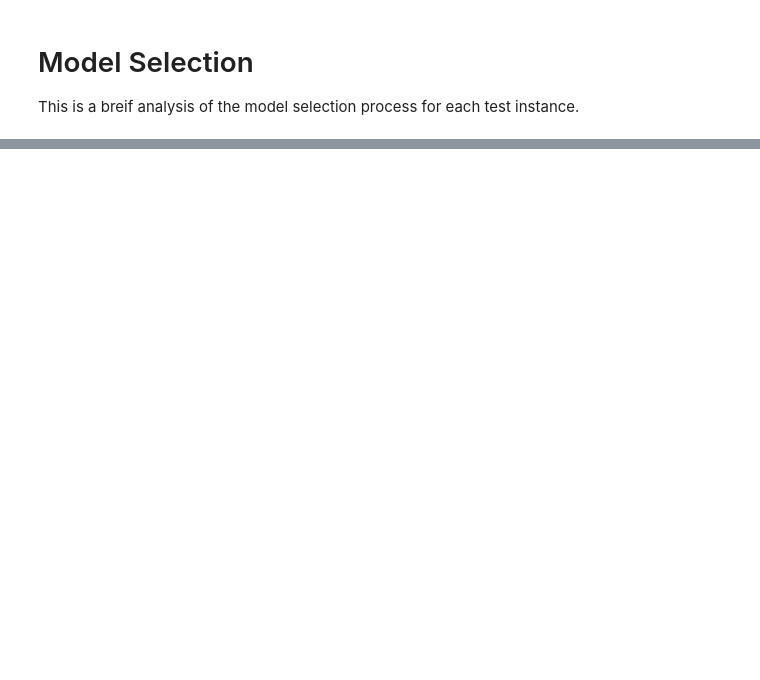
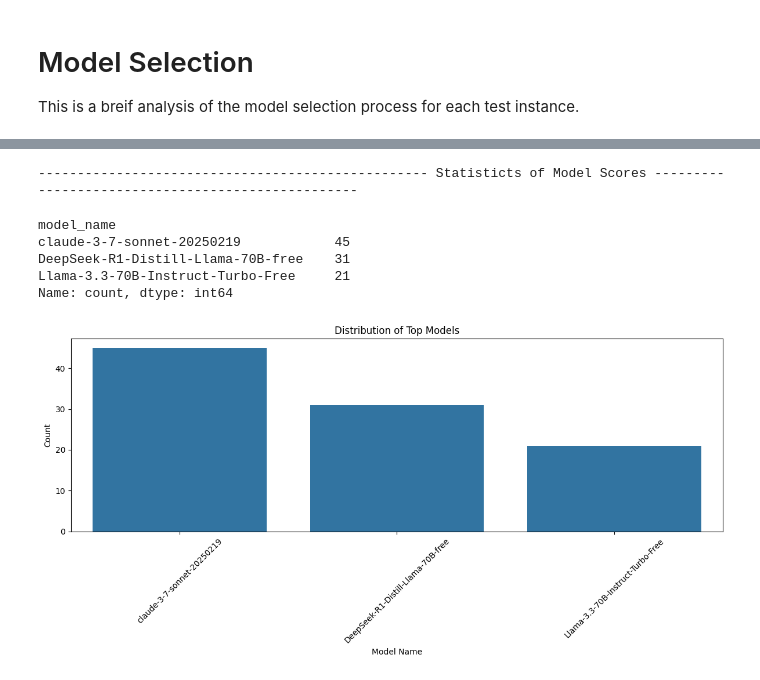
Before and after one commit to sina-behnam/MA_text2SQL, a Jupyter notebook: DataSampling/src/models/pipeline/selection.ipynb, the cells around one changed output, grey strips where cells are left out. Cells and saved outputs as stored; diff of their text form; code cells hidden in the pictures; blank space fills up the shorter version.

```diff
--- a/DataSampling/src/models/pipeline/selection.ipynb
+++ b/DataSampling/src/models/pipeline/selection.ipynb
@@ -329,0 +443,26 @@ dtype: object
+# %%
+def calculate_weighted_average_score(df):
+    """
+    Calculate the weighted average score for each model.
+    """
+    # Drop the 'input_instance_id' column if it exists
+    if 'input_instance_id' in df.columns:
+        df = df.drop(columns=['input_instance_id'])
+
+    if 'id' in df.columns:
+        df = df.drop(columns=['id'])
+
+    weights = df['score']
+    model_scores = df.drop(columns=['score'])
+
+    # Calculate the weighted average scores
+    weighted_avg_scores = (model_scores.T * weights).sum(axis=1) / weights.sum()
+
+    # Sort the scores
+    sorted_scores = weighted_avg_scores.sort_values(ascending=False)
+
+    return sorted_scores
+
+models_weighted_scores = model_execution_df_test.groupby('input_instance_id').apply(calculate_weighted_average_score).reset_index(name='weighted_avg_score').rename(columns={'level_1': 'model_name'})
+
+models_weighted_scores
@@ -329,0 +483,7 @@ dtype: object
+# %%
+# pick top model in the group by of input_instance_id
+top_models = models_weighted_scores.loc[models_weighted_scores.groupby('input_instance_id')['weighted_avg_score'].idxmax()]
+top_models = top_models.sort_values(by='input_instance_id')
+
+print("The Top Models for each input instance id")
+display(top_models)
@@ -329,0 +509,20 @@ dtype: object
+# %%
+print(50 * '-', "Statisticts of Model Scores", 50 * '-')
+display(top_models['model_name'].value_counts())
+# plot the distribution of the top models
+plt.figure(figsize=(12, 6))
+sns.countplot(data=top_models, x='model_name', order=top_models['model_name'].value_counts().index)
+plt.title('Distribution of Top Models')
+plt.xlabel('Model Name')
+plt.ylabel('Count')
+plt.xticks(rotation=45)
+plt.tight_layout()
+plt.show()
+# %% [output]
+-------------------------------------------------- Statisticts of Model Scores --------------------------------------------------
+model_name
+claude-3-7-sonnet-20250219            45
+DeepSeek-R1-Distill-Llama-70B-free    31
+Llama-3.3-70B-Instruct-Turbo-Free     21
+Name: count, dtype: int64
+[figure, added]
```
Also changed, not shown: parts of 22 cells of this notebook.
